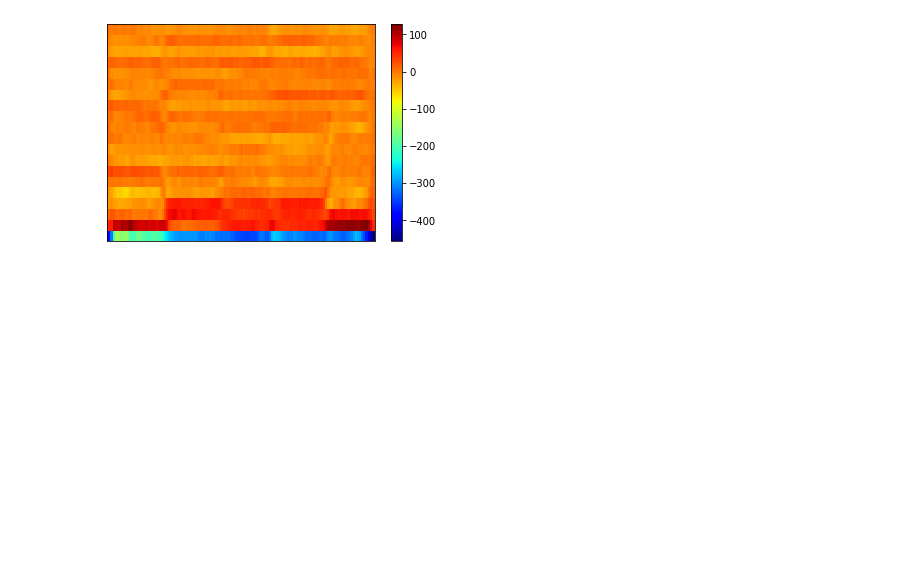
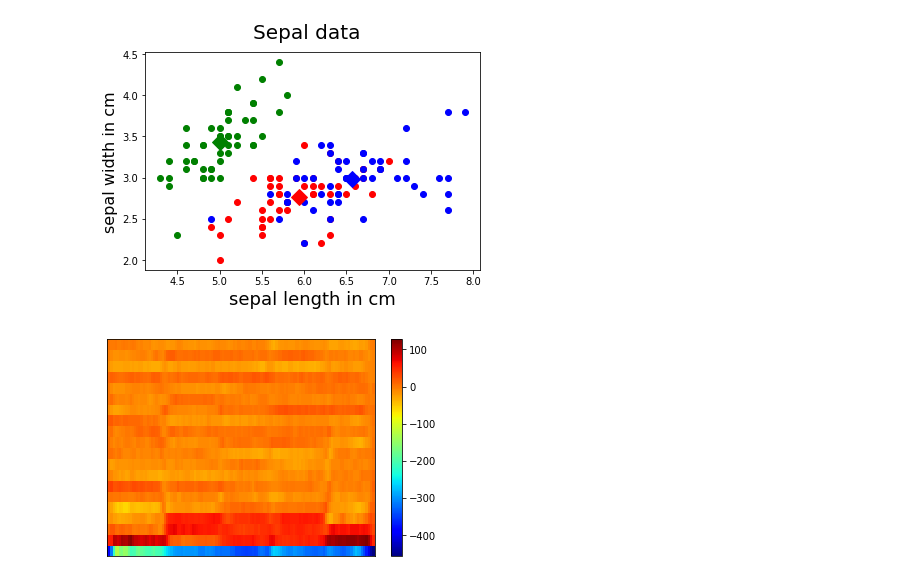
Before and after one commit to yemaozi88/speech_recognition_1, a Jupyter notebook: EM_multidims.ipynb, the cells around one changed output. Cells and saved outputs as stored; diff of their text form; code cells hidden in the pictures; blank space fills up the shorter version.

```diff
--- a/EM_multidims.ipynb
+++ b/EM_multidims.ipynb
@@ -151,6 +196,31 @@ print(target)
  1 1 1 1 1 1 1 1 1 1 1 1 1 1 1 1 1 1 1 1 1 1 1 1 1 1 2 2 2 2 2 2 2 2 2 2 2
  2 2 2 2 2 2 2 2 2 2 2 2 2 2 2 2 2 2 2 2 2 2 2 2 2 2 2 2 2 2 2 2 2 2 2 2 2
  2 2]
+# %%
+# set dot type and color
+mark_sample = ['ro', 'bo', 'go', 'ok']
+mark_centroids = ['Dr', 'Db', 'Dg', 'Dk']
+if k > len(mark_sample):
+    print("k is too large")
+
+fig = plt.figure()
+# plot all samples
+for i in range(sample_count):
+    markIndex = result['class'].iloc[i]
+    plt.plot(result['sepal length'].iloc[i], result['sepal width'].iloc[i], mark_sample[markIndex])
+
+# plot centroids
+for i in range(k):
+    plt.plot(centroids[i][0, 0], centroids[i][0, 1], mark_centroids[i], markersize=12)
+
+# set title and labels
+fig.suptitle('Sepal data', fontsize=20)
+plt.xlabel('sepal length in cm', fontsize=18)
+plt.ylabel('sepal width in cm', fontsize=16)
+
+plt.show()
+# %% [output]
+[figure, added]
 # %%
 filepath = '/opt/share/takkan/samples/aiueo_trimmed.wav'
 n_mfcc = 20
```
Also changed, not shown: parts of 8 cells of this notebook.
